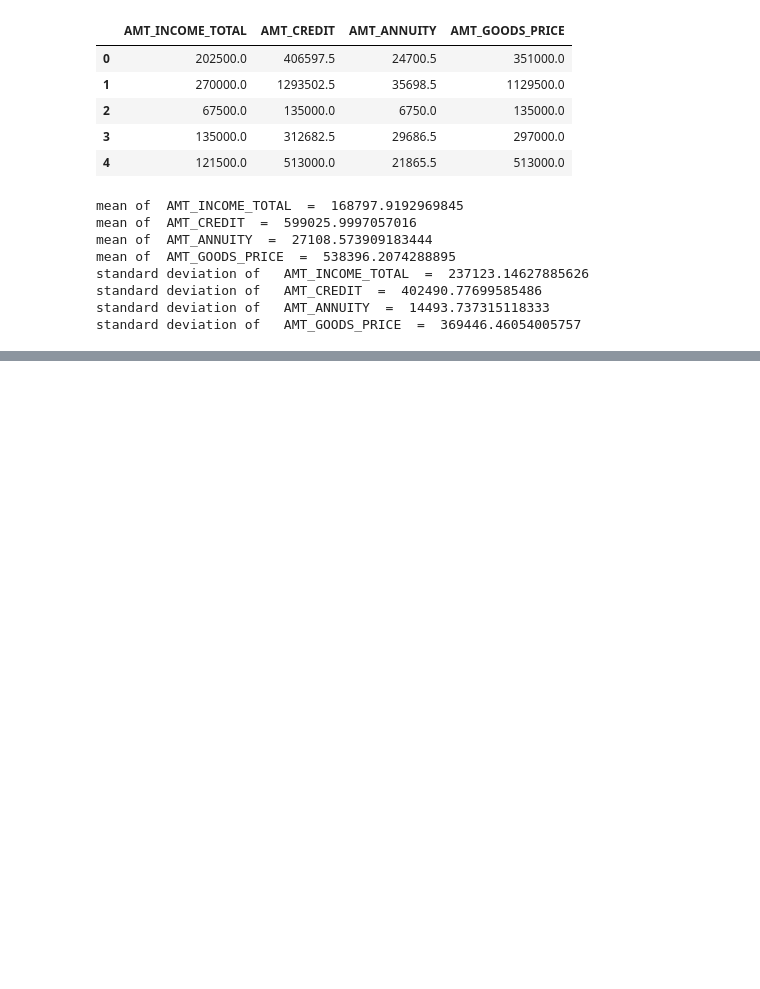
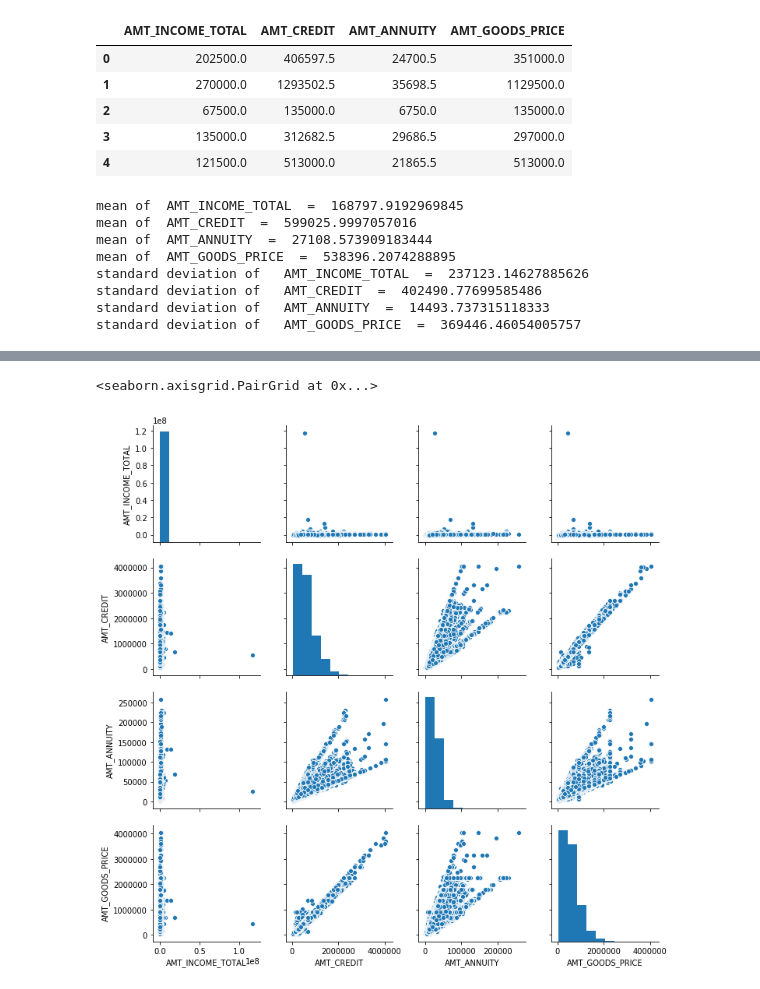
Before and after one commit to chemicalking/2nd-ML100Days, a Jupyter notebook: homework/Day_005_HW.ipynb, the cells around one changed output, grey strips where cells are left out. Drawn from its saved outputs; the diff is of its cells as text; code cells hidden in the pictures; blank space fills up the shorter version.

```diff
--- a/homework/Day_005_HW.ipynb
+++ b/homework/Day_005_HW.ipynb
@@ -101,0 +121,7 @@ standard deviation of   AMT_GOODS_PRICE  =  369446.46054005757
+# %%
+import seaborn as sns
+
+sns.pairplot(app_train_new)
+# %% [output]
+<seaborn.axisgrid.PairGrid at 0x...>
+[figure, added]
```
Also changed, not shown: parts of 4 cells of this notebook.
